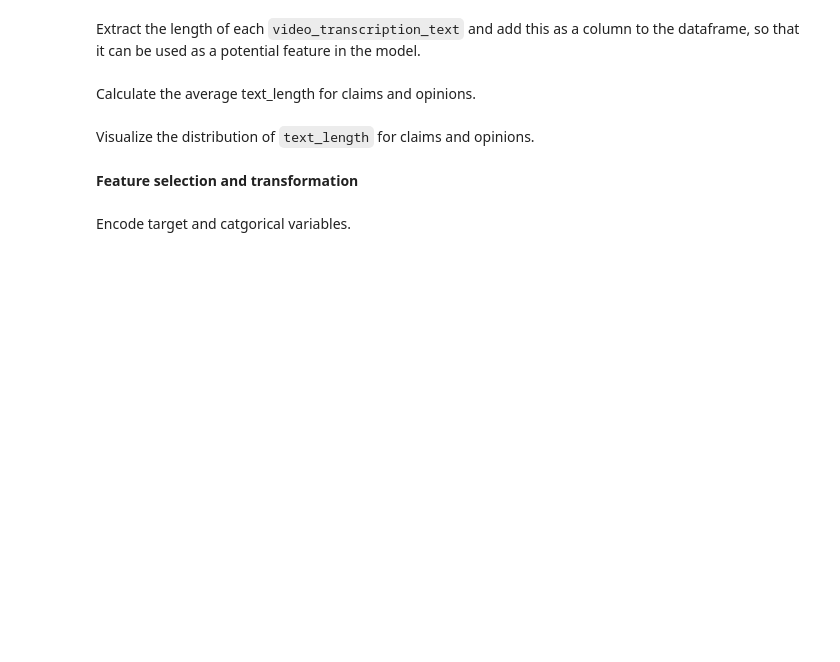
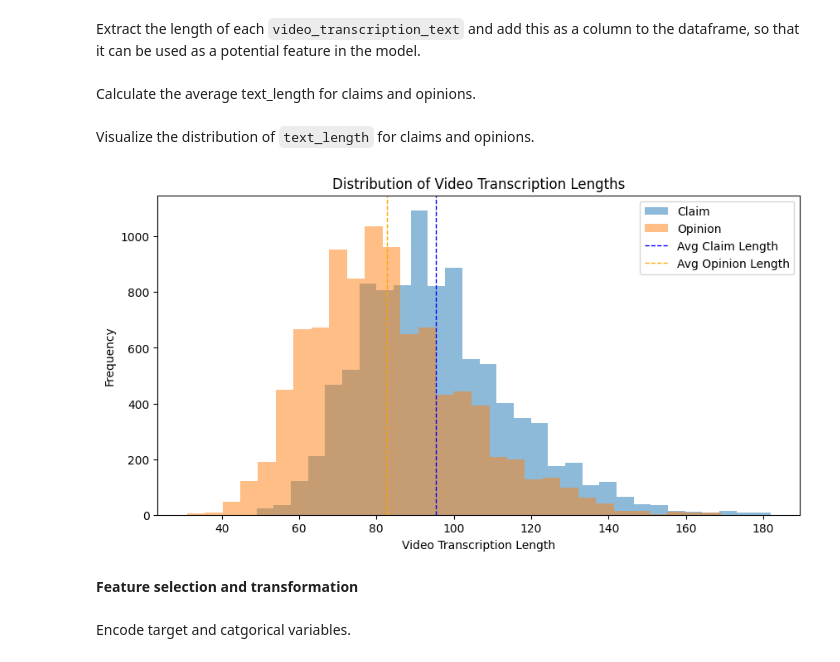
Before and after one commit to EddieChihwai/tiktok-claims-classification, a Jupyter notebook: notebooks/tiktok_claims_classification.ipynb, the cells around one changed output. Drawn from its saved outputs; the diff is of its cells as text; code cells hidden in the pictures; blank space fills up the shorter version.

Commit message:
Engineer text length feature and encode categorical variables

```diff
--- a/notebooks/tiktok_claims_classification.ipynb
+++ b/notebooks/tiktok_claims_classification.ipynb
@@ -300,6 +300,7 @@ data["video_transcription_length"] = data["video_transcription_text"].str.len()
 Calculate the average text_length for claims and opinions.
 # %%
 # Calculate the average text_length for claims and opinions
-### YOUR CODE HERE ###
+avg_claim_length = data[data['claim_status'] == 'claim']['video_transcription_length'].mean()
+avg_opinion_length = data[data['claim_status'] == 'opinion']['video_transcription_length'].mean()
 # %% [markdown]
 Visualize the distribution of `text_length` for claims and opinions.
@@ -310,3 +307,18 @@ Visualize the distribution of `text_length` for claims and opinions.
+# %%
+# Visualize the distribution of `text_length` for claims and opinions
+# Create two histograms in one plot
+plt.figure(figsize=(10,5))
+plt.hist(data[data['claim_status'] == 'claim']['video_transcription_length'], bins=30, alpha=0.5, label='Claim')
+plt.hist(data[data['claim_status'] == 'opinion']['video_transcription_length'], bins=30, alpha=0.5, label='Opinion')
+plt.axvline(avg_claim_length, color='blue', linestyle='dashed', linewidth=1, label='Avg Claim Length')
+plt.axvline(avg_opinion_length, color='orange', linestyle='dashed', linewidth=1, label='Avg Opinion Length')
+plt.title('Distribution of Video Transcription Lengths')
+plt.xlabel('Video Transcription Length')
+plt.ylabel('Frequency')
+plt.legend()
+plt.show()
+# %% [output]
+[figure, added]
 # %% [markdown]
 **Feature selection and transformation**
 # %% [markdown]
```
Also changed, not shown: parts of 1 cell of this notebook.
